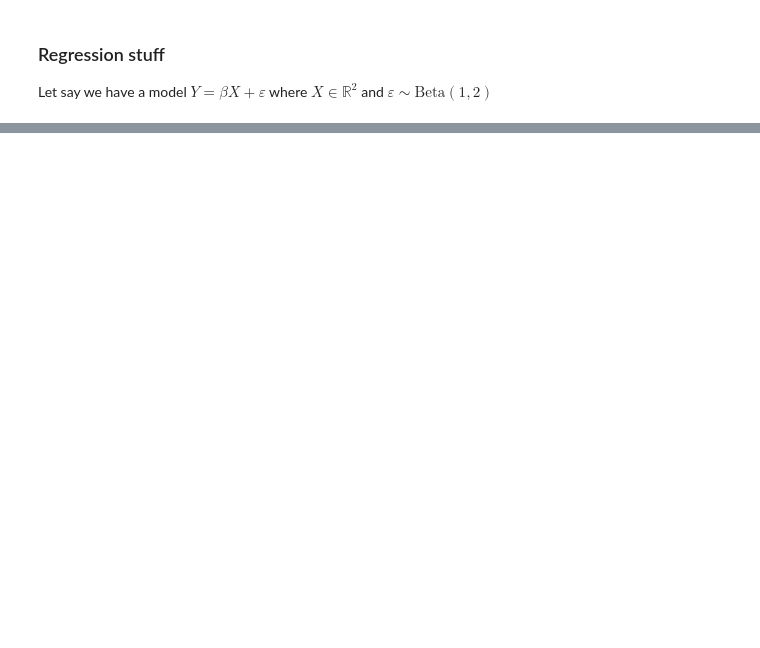
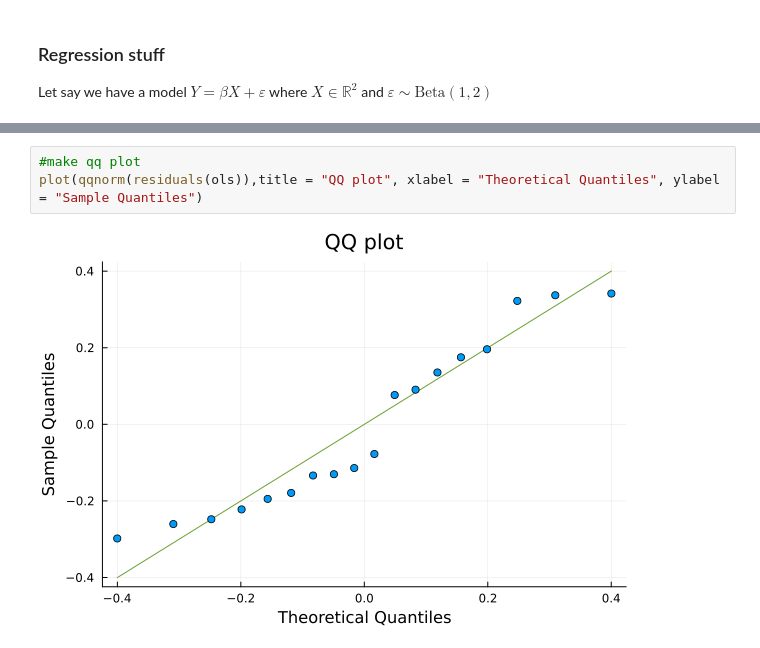
Before and after one commit to aukkawut/ma590_sp2023, a Jupyter notebook: notebooks/Week0.ipynb, the cells around one changed output, grey strips where cells are left out. Cells and saved outputs as stored; diff of their text form; blank space fills up the shorter version.

```diff
--- a/notebooks/Week0.ipynb
+++ b/notebooks/Week0.ipynb
@@ -95,0 +101,5 @@ x            1.01827     0.195948  5.20    <1e-04   0.606602   1.42995
+# %%
+#make qq plot
+plot(qqnorm(residuals(ols)),title = "QQ plot", xlabel = "Theoretical Quantiles", ylabel = "Sample Quantiles")
+# %% [output]
+[figure, added]
```
Also changed, not shown: parts of 14 cells of this notebook.
